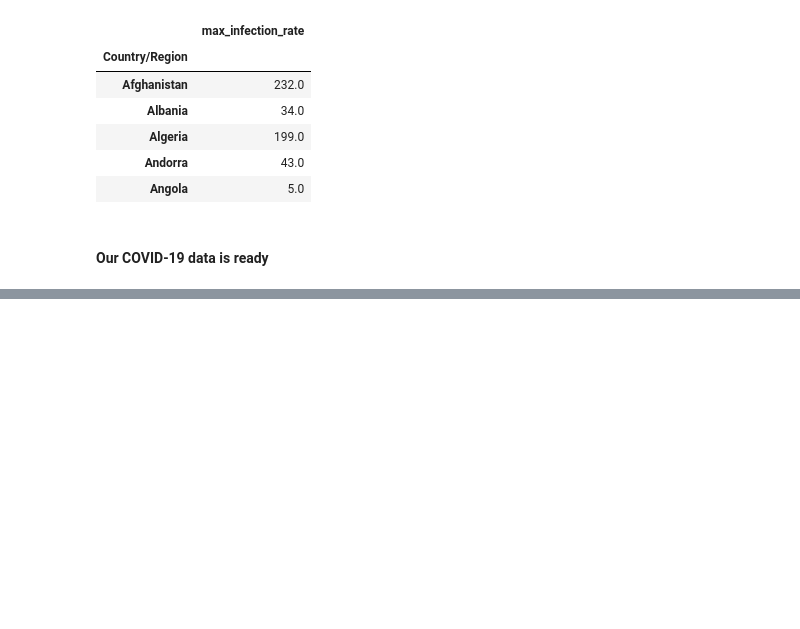
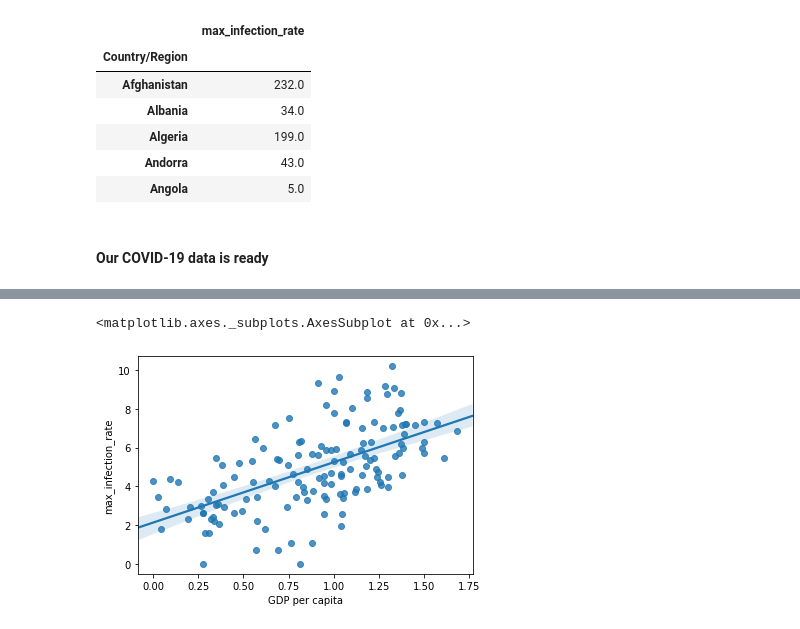
Before and after one commit to thisiskartikgupta/COVID_and_Happiness, a Jupyter notebook: covid19_and_happiness_data_analysis.ipynb, the cells around one changed output, grey strips where cells are left out. Drawn from its saved outputs; the diff is of its cells as text; code cells hidden in the pictures; blank space fills up the shorter version.

```diff
--- a/covid19_and_happiness_data_analysis.ipynb
+++ b/covid19_and_happiness_data_analysis.ipynb
@@ -174,0 +274,5 @@ covid19_data.head()
+# %%
+Seaborn.regplot(xAxis, Numpy.log(yAxis))
+# %% [output]
+<matplotlib.axes._subplots.AxesSubplot at 0x...>
+[figure, added]
```
Also changed, not shown: parts of 18 cells of this notebook.
